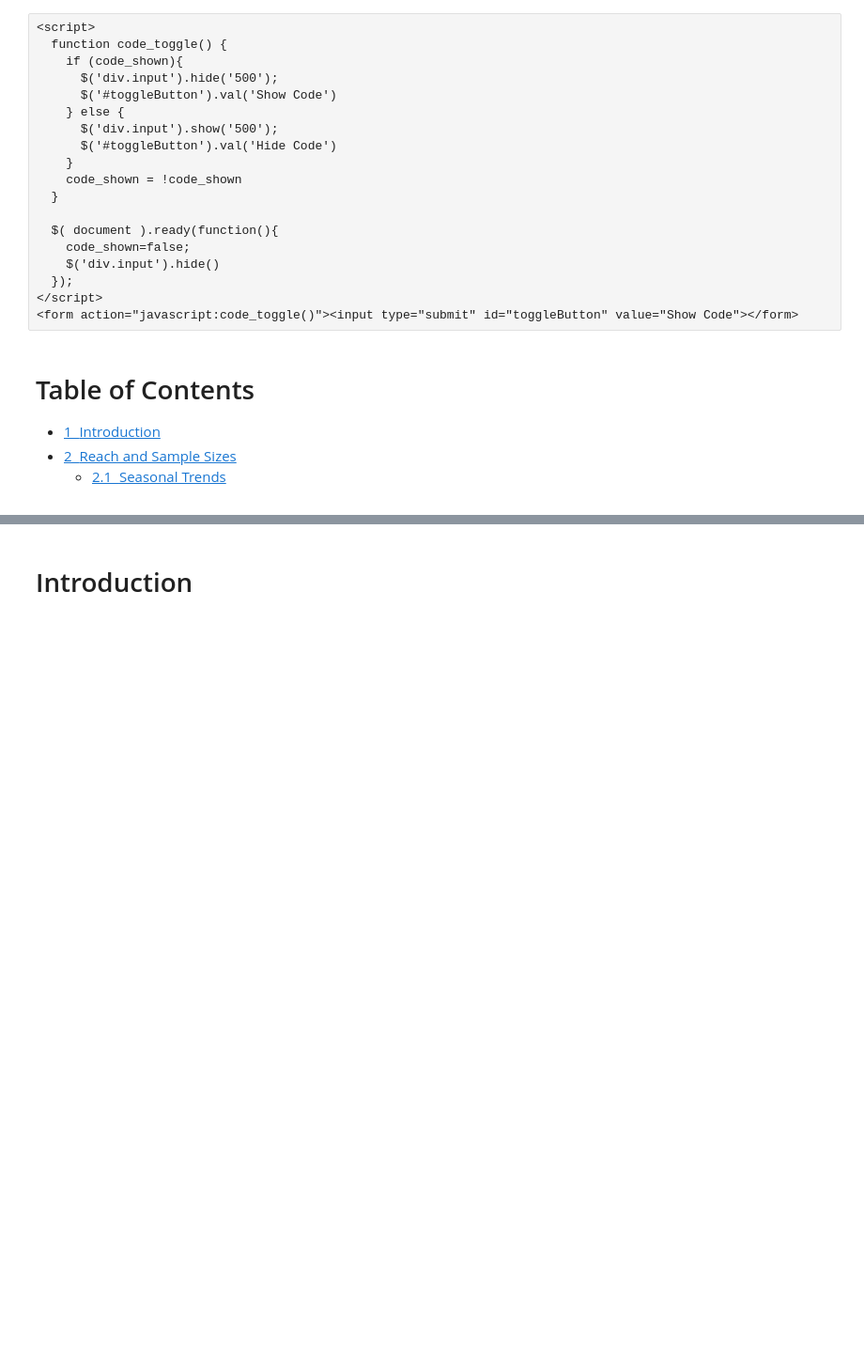
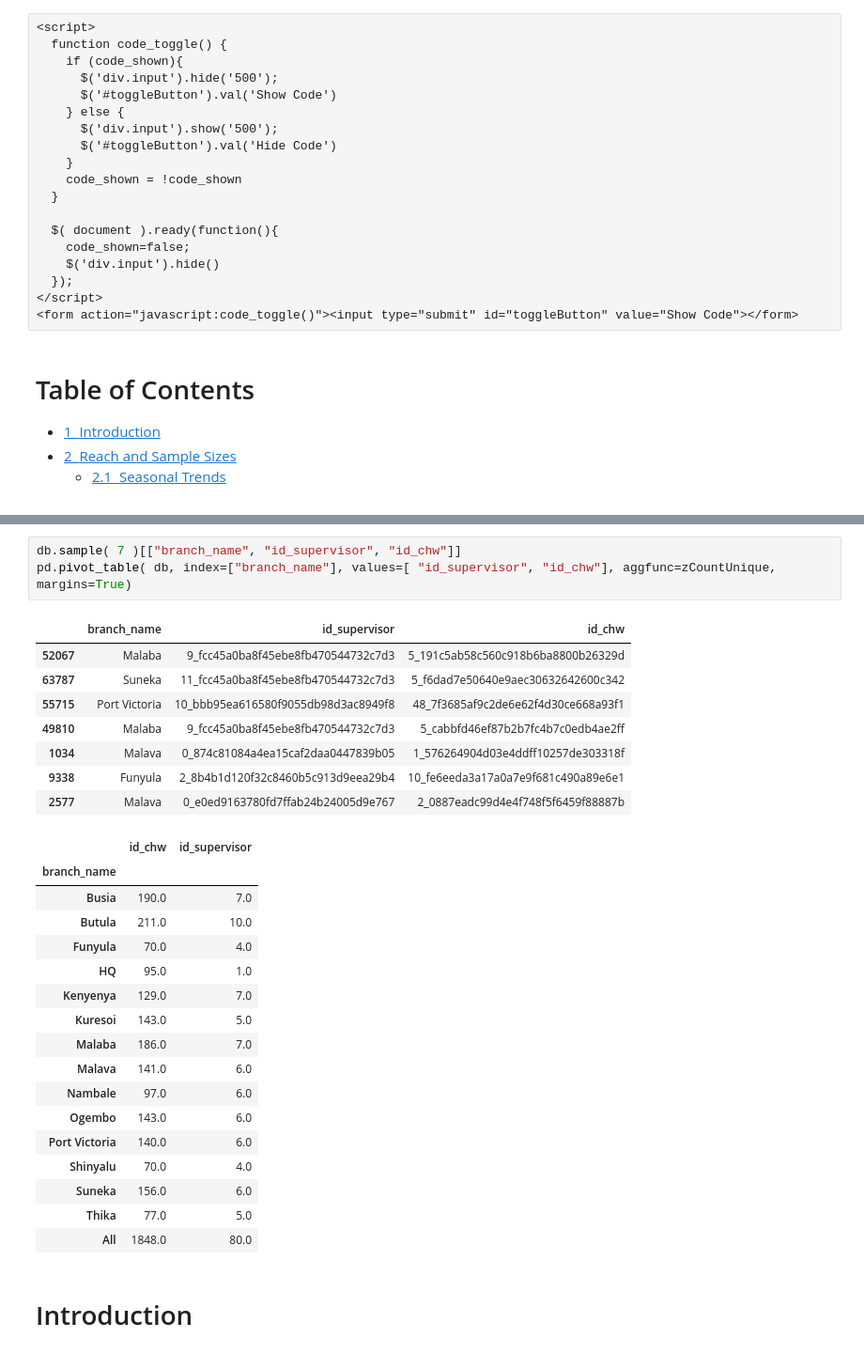
Before and after one commit to bilha-analytics/zReports, a Jupyter notebook: ke_views/ke_2015_Mar_2018.ipynb, the cells around one changed output, grey strips where cells are left out. Shown at 94% size. Saved outputs shown, nothing was run; the diff lists cells and outputs as text; blank space fills up the shorter version.

```diff
--- a/ke_views/ke_2015_Mar_2018.ipynb
+++ b/ke_views/ke_2015_Mar_2018.ipynb
@@ -78,2 +197,31 @@ dts["malaria_all_ages_pos_mrdt_treated"] = dts["malaria_u5_mrtd_pos_treated"]+dt
+# %%
+db.sample( 7 )[["branch_name", "id_supervisor", "id_chw"]]
+pd.pivot_table( db, index=["branch_name"], values=[ "id_supervisor", "id_chw"], aggfunc=zCountUnique, margins=True)
+# %% [output]
+|  | branch_name | id_supervisor | id_chw |
+| 52067 | Malaba | 9_fcc45a0ba8f45ebe8fb470544732c7d3 | 5_191c5ab58c560c918b6ba8800b26329d |
+| 63787 | Suneka | 11_fcc45a0ba8f45ebe8fb470544732c7d3 | 5_f6dad7e50640e9aec30632642600c342 |
+| 55715 | Port Victoria | 10_bbb95ea616580f9055db98d3ac8949f8 | 48_7f3685af9c2de6e62f4d30ce668a93f1 |
+| 49810 | Malaba | 9_fcc45a0ba8f45ebe8fb470544732c7d3 | 5_cabbfd46ef87b2b7fc4b7c0edb4ae2ff |
+| 1034 | Malava | 0_874c81084a4ea15caf2daa0447839b05 | 1_576264904d03e4ddff10257de303318f |
+| 9338 | Funyula | 2_8b4b1d120f32c8460b5c913d9eea29b4 | 10_fe6eeda3a17a0a7e9f681c490a89e6e1 |
+| 2577 | Malava | 0_e0ed9163780fd7ffab24b24005d9e767 | 2_0887eadc99d4e4f748f5f6459f88887b |
+|  | id_chw | id_supervisor |
+| branch_name |  |  |
+| Busia | 190.0 | 7.0 |
+| Butula | 211.0 | 10.0 |
+| Funyula | 70.0 | 4.0 |
+| HQ | 95.0 | 1.0 |
+| Kenyenya | 129.0 | 7.0 |
+| Kuresoi | 143.0 | 5.0 |
+| Malaba | 186.0 | 7.0 |
+| Malava | 141.0 | 6.0 |
+| Nambale | 97.0 | 6.0 |
+| Ogembo | 143.0 | 6.0 |
+| Port Victoria | 140.0 | 6.0 |
+| Shinyalu | 70.0 | 4.0 |
+| Suneka | 156.0 | 6.0 |
+| Thika | 77.0 | 5.0 |
+| All | 1848.0 | 80.0 |
 # %% [markdown]
 # Introduction
```
Also changed, not shown: parts of 11 cells of this notebook, 4 other files.
